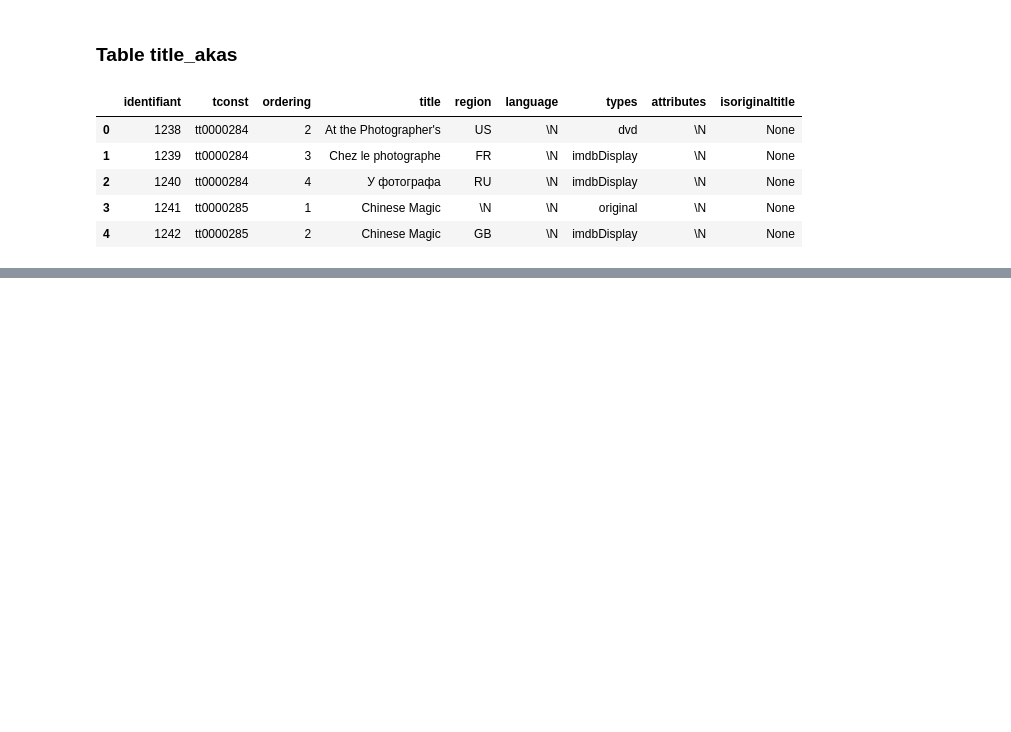
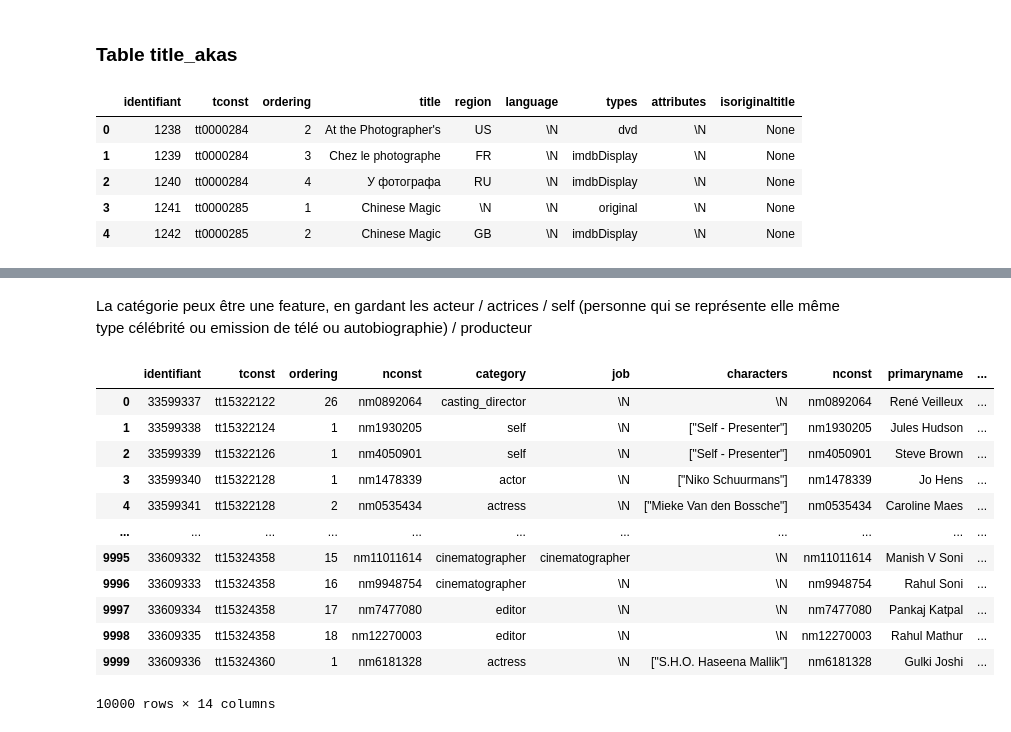
Before and after one commit to MelodyDuplaix/Netfloox_g0_JohnBondouxDuplaix, a Jupyter notebook: analyse.ipynb, the cells around one changed output, grey strips where cells are left out. Saved outputs shown, nothing was run; the diff lists cells and outputs as text; code cells hidden in the pictures; blank space fills up the shorter version.

```diff
--- a/analyse.ipynb
+++ b/analyse.ipynb
@@ -257,0 +368,19 @@ SELECT tb.tconst, tb.primarytitle, COUNT(ta.region)
+# %% [markdown]
+La catégorie peux être une feature, en gardant les acteur / actrices / self (personne qui se représente elle même type célébrité ou emission de télé ou autobiographie) / producteur
+# %%
+df_principals["knownfortitles2"] = df_principals["knownfortitles"].apply(lambda x: len(x.split(",")) if x else 0)
+df_principals
+# %% [output]
+|  | identifiant | tconst | ordering | nconst | category | job | characters | nconst | primaryname | ... |
+| 0 | 33599337 | tt15322122 | 26 | nm0892064 | casting_director | \N | \N | nm0892064 | René Veilleux | ... |
+| 1 | 33599338 | tt15322124 | 1 | nm1930205 | self | \N | ["Self - Presenter"] | nm1930205 | Jules Hudson | ... |
+| 2 | 33599339 | tt15322126 | 1 | nm4050901 | self | \N | ["Self - Presenter"] | nm4050901 | Steve Brown | ... |
+| 3 | 33599340 | tt15322128 | 1 | nm1478339 | actor | \N | ["Niko Schuurmans"] | nm1478339 | Jo Hens | ... |
+| 4 | 33599341 | tt15322128 | 2 | nm0535434 | actress | \N | ["Mieke Van den Bossche"] | nm0535434 | Caroline Maes | ... |
+| ... | ... | ... | ... | ... | ... | ... | ... | ... | ... | ... |
+| 9995 | 33609332 | tt15324358 | 15 | nm11011614 | cinematographer | cinematographer | \N | nm11011614 | Manish V Soni | ... |
+| 9996 | 33609333 | tt15324358 | 16 | nm9948754 | cinematographer | \N | \N | nm9948754 | Rahul Soni | ... |
+| 9997 | 33609334 | tt15324358 | 17 | nm7477080 | editor | \N | \N | nm7477080 | Pankaj Katpal | ... |
+| 9998 | 33609335 | tt15324358 | 18 | nm12270003 | editor | \N | \N | nm12270003 | Rahul Mathur | ... |
+| 9999 | 33609336 | tt15324360 | 1 | nm6181328 | actress | \N | ["S.H.O. Haseena Mallik"] | nm6181328 | Gulki Joshi | ... |
+10000 rows × 14 columns
```
Also changed, not shown: parts of 16 cells of this notebook.
